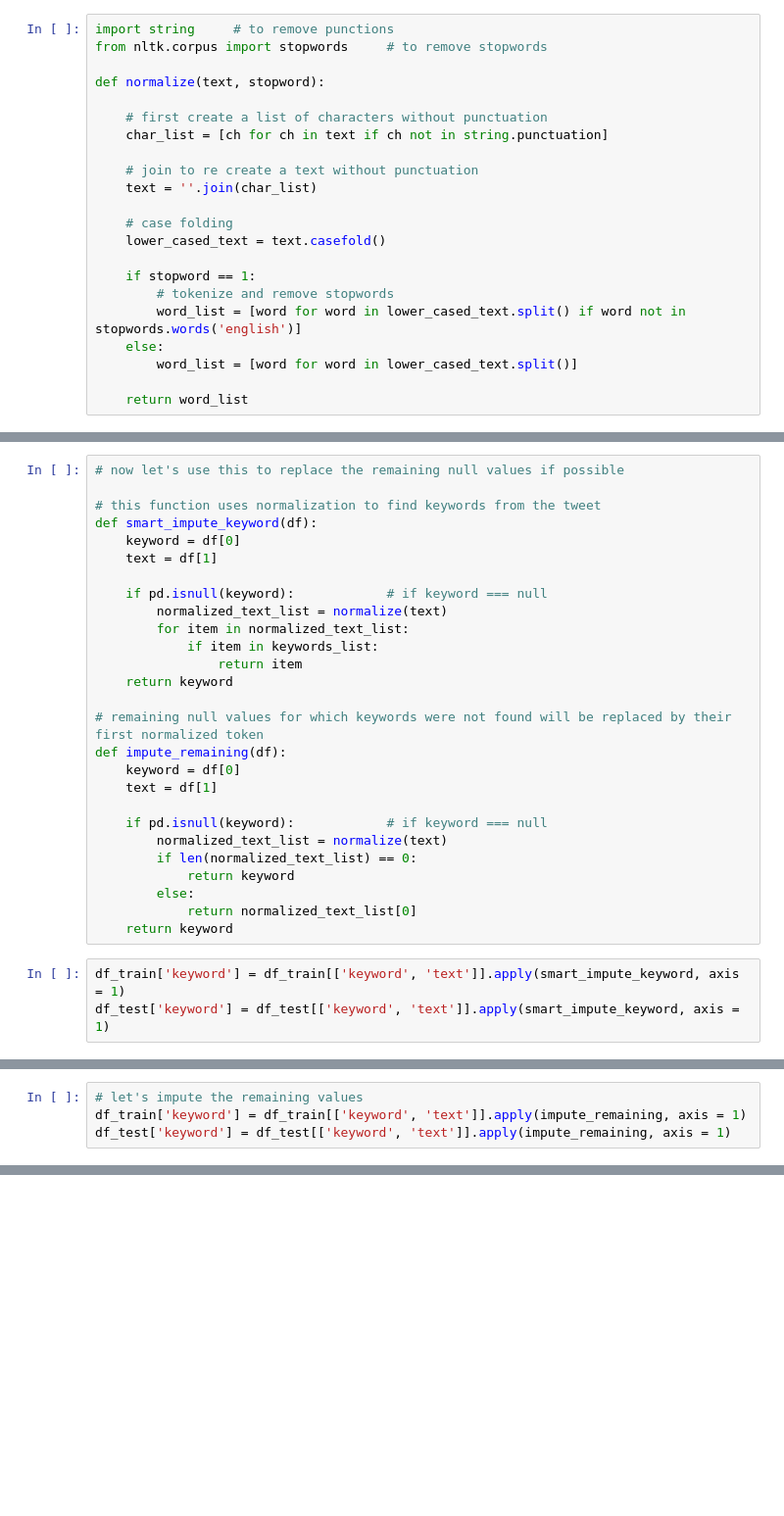
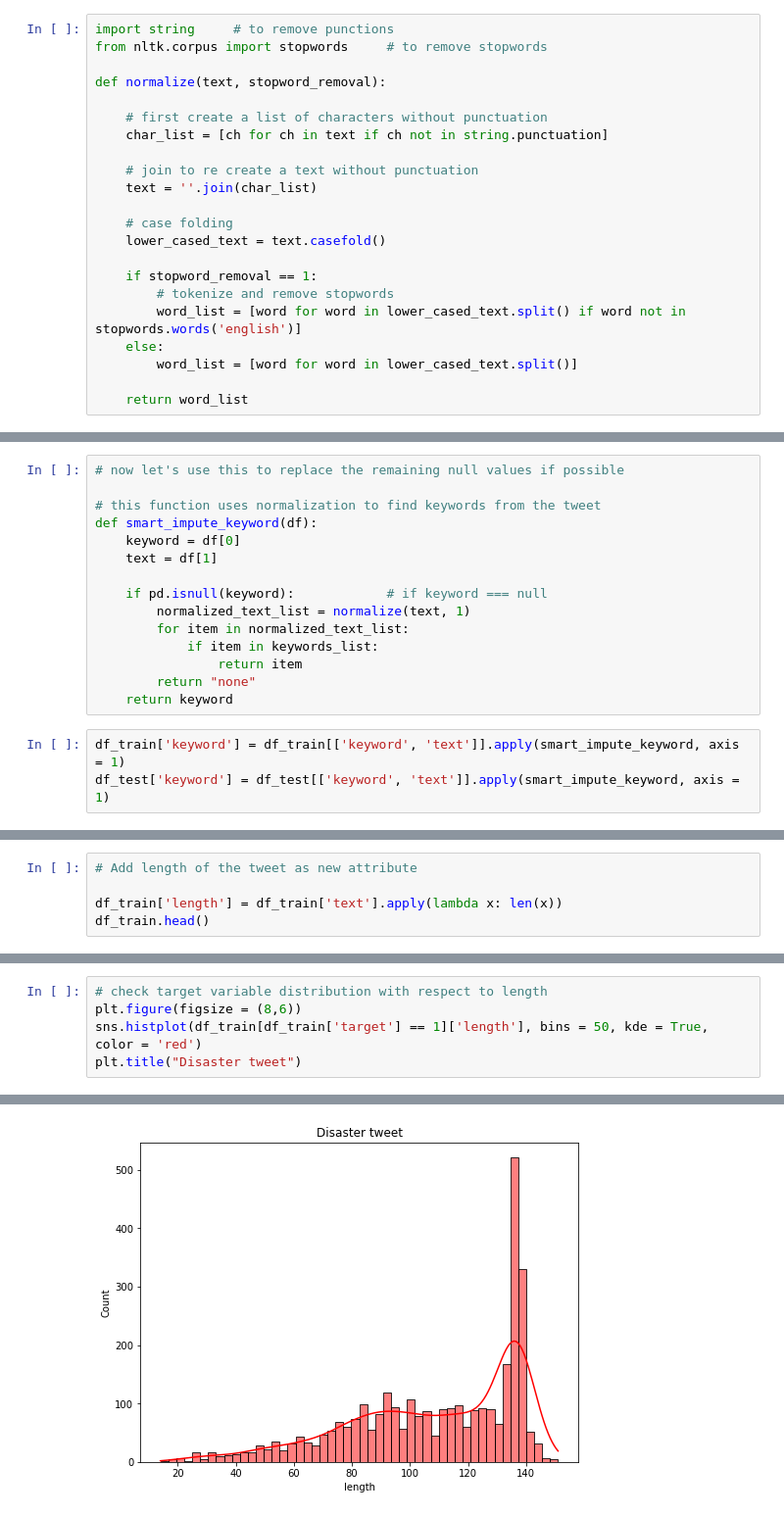
Before and after one commit to Shiska07/Information-Retreval-and-Natural-Language-Processing, a Jupyter notebook: Data-preprocessing-for-NLP-using-normalization.ipynb, the cells around one changed output, grey strips where cells are left out. Shown: that part at 98% size. Drawn from its saved outputs; the diff is of its cells as text; blank space fills up the shorter version.

Commit message:
add length feature

```diff
--- a/Data-preprocessing-for-NLP-using-normalization.ipynb
+++ b/Data-preprocessing-for-NLP-using-normalization.ipynb
@@ -236,7 +242,7 @@ Cutting off words at the end to acheive "principled" lemmatization. It si a fast
 import string     # to remove punctions
 from nltk.corpus import stopwords     # to remove stopwords
 
-def normalize(text, stopword):
+def normalize(text, stopword_removal):
 
     # first create a list of characters without punctuation
     char_list = [ch for ch in text if ch not in string.punctuation]
@@ -247,7 +253,7 @@ def normalize(text, stopword):
     # case folding
     lower_cased_text = text.casefold()
 
-    if stopword == 1:
+    if stopword_removal == 1:
         # tokenize and remove stopwords
         word_list = [word for word in lower_cased_text.split() if word not in stopwords.words('english')]
     else:
@@ -268,24 +274,12 @@ def smart_impute_keyword(df):
     text = df[1]
 
     if pd.isnull(keyword):            # if keyword === null
-        normalized_text_list = normalize(text)
+        normalized_text_list = normalize(text, 1)
         for item in normalized_text_list:
             if item in keywords_list:
                 return item
+        return "none"
     return keyword
-
-# remaining null values for which keywords were not found will be replaced by their first normalized token
-def impute_remaining(df):
-    keyword = df[0]
-    text = df[1]
-
-    if pd.isnull(keyword):            # if keyword === null
-        normalized_text_list = normalize(text)
-        if len(normalized_text_list) == 0:
-            return keyword
-        else:
-            return normalized_text_list[0]
-    return keyword
 # %%
 df_train['keyword'] = df_train[['keyword', 'text']].apply(smart_impute_keyword, axis = 1)
 df_test['keyword'] = df_test[['keyword', 'text']].apply(smart_impute_keyword, axis = 1)
@@ -299,4 +292,0 @@ Test: 9
-# %%
-# let's impute the remaining values
-df_train['keyword'] = df_train[['keyword', 'text']].apply(impute_remaining, axis = 1)
-df_test['keyword'] = df_test[['keyword', 'text']].apply(impute_remaining, axis = 1)
@@ -309,0 +295,5 @@ Test: 1
+# %%
+# Add length of the tweet as new attribute
+
+df_train['length'] = df_train['text'].apply(lambda x: len(x))
+df_train.head()
@@ -309,0 +311,6 @@ Test: 1
+# %%
+# check target variable distribution with respect to length
+plt.figure(figsize = (8,6))
+sns.histplot(df_train[df_train['target'] == 1]['length'], bins = 50, kde = True, color = 'red')
+plt.title("Disaster tweet")
+# %% [output]
@@ -309,0 +318 @@ Test: 1
+[figure, added]
```
Also changed, not shown: parts of 9 cells of this notebook.
